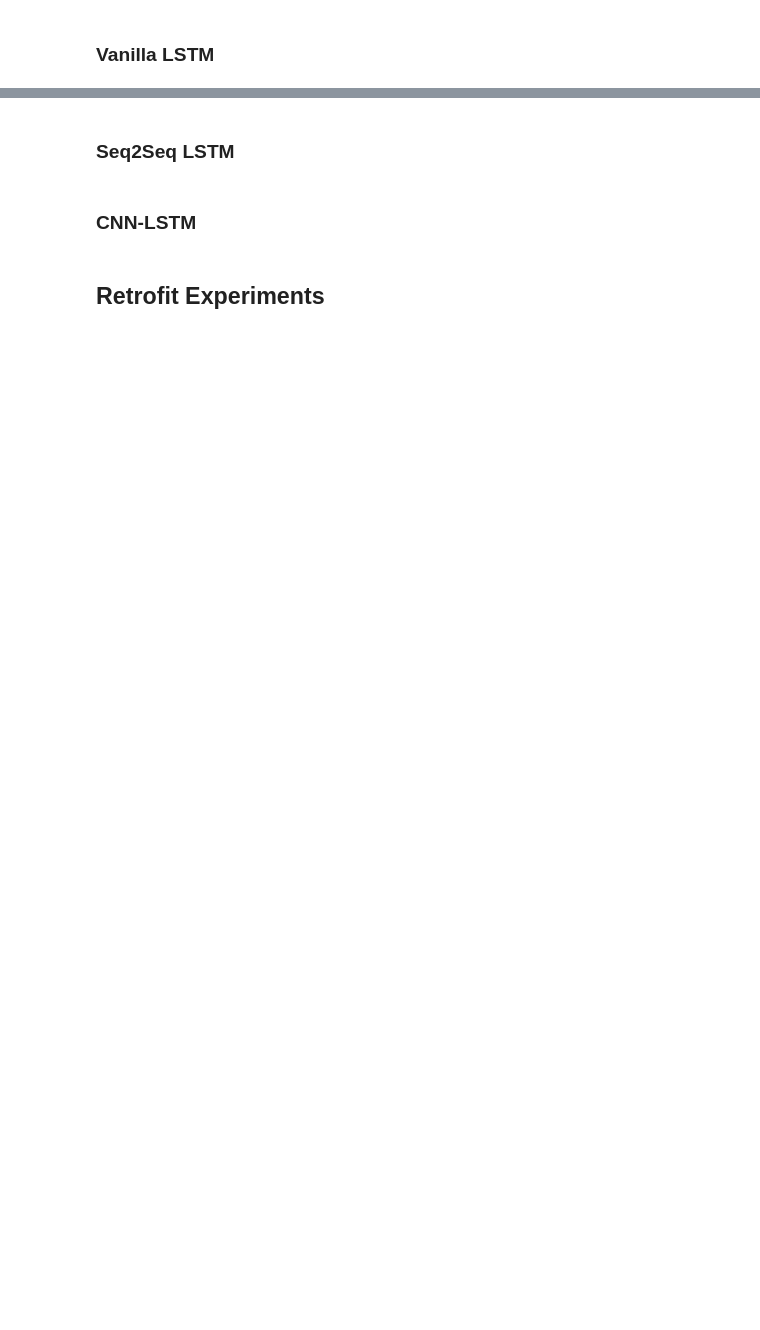
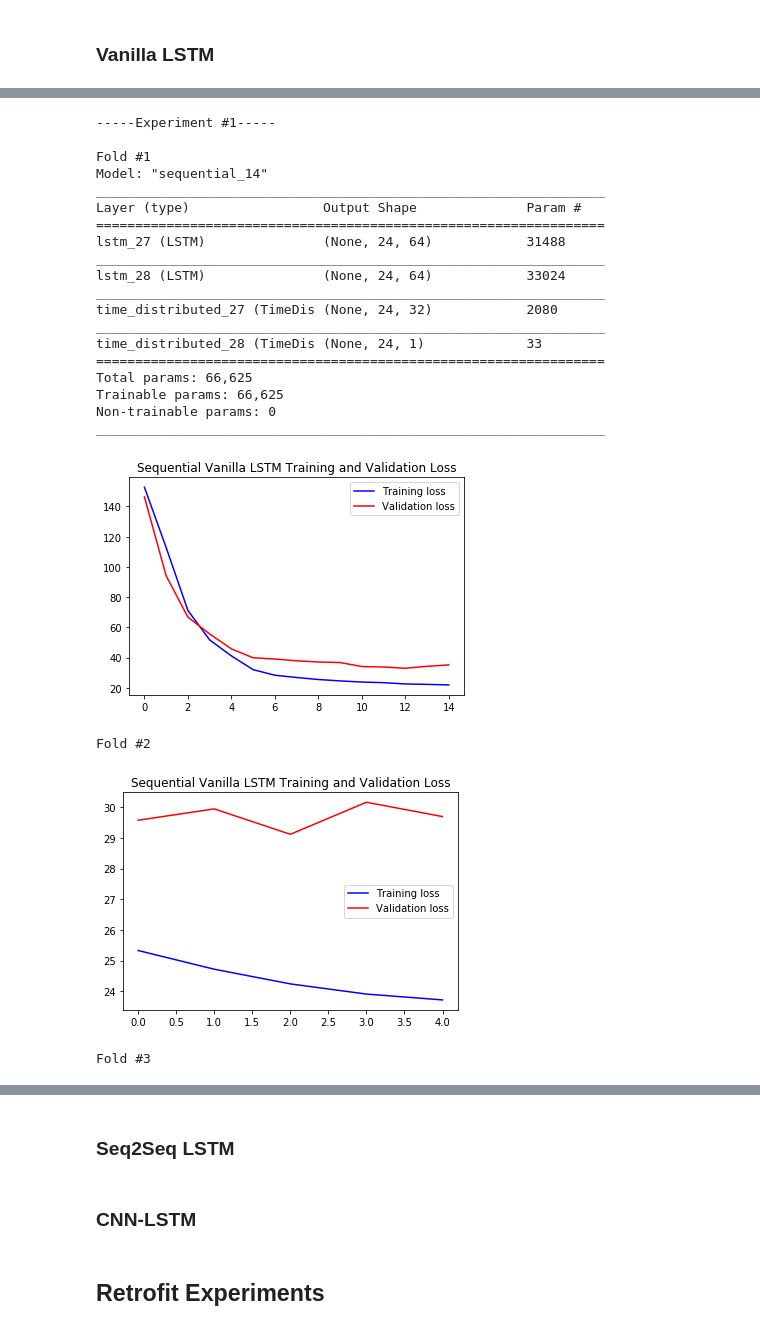
Before and after one commit to Urban-Informatics-Lab/dues-extension, a Jupyter notebook: ml/Experiments.ipynb, the cells around one changed output, grey strips where cells are left out. Saved outputs shown, nothing was run; the diff lists cells and outputs as text; code cells hidden in the pictures; blank space fills up the shorter version.

```diff
--- a/ml/Experiments.ipynb
+++ b/ml/Experiments.ipynb
@@ -339,0 +265,58 @@ Fold #3
+# %%
+lstm_model = Sequential()
+lstm_model.add(LSTM(64, input_shape=(timesteps, n_features), return_sequences=True))
+lstm_model.add(LSTM(64, return_sequences=True))
+lstm_model.add(TimeDistributed(Dense(32, activation='relu')))
+lstm_model.add(TimeDistributed(Dense(1)))
+
+metrics = utils.repeat_experiment(
+        lstm_model, N,
+        train_folds, val_folds, test_folds,
+        callbacks, verbose,
+        model_name="Sequential Vanilla LSTM",
+        val_agg_df=val_agg_ref, test_agg_df=test_agg_ref
+    )
+
+print(metrics[0])
+print(metrics[1])
+
+lstm_model.save('../models/vanilla_lstm')
+
+# [[[2.70699094e+01 5.94538557e+03 4.36655861e+01 1.09915102e+01]
+#   [1.82871612e+01 1.00725315e+06 2.36574766e+01 2.63819469e+02]
+#   [1.28130898e+01 3.62897269e+08 1.45943604e+01 8.04497766e+03]]
+
+#  [[1.51734541e+01 1.03924719e+06 1.99026962e+01 3.18463757e+02]
+#   [9.56325743e+00 1.96959581e+08 1.13838323e+01 7.64932280e+03]
+#   [6.71363328e+00 7.36764836e+10 7.04605350e+00 2.33304355e+05]]]
+# [[[2.43970489e+01 4.06543261e+03 3.73011638e+01 6.71941133e+00]
+#   [1.55426042e+01 7.33877747e+05 2.08806397e+01 1.61427563e+02]
+#   [1.04572114e+01 1.97968293e+08 1.11942207e+01 4.89478051e+03]]
+
+#  [[1.17808916e+01 6.82809360e+05 1.66679977e+01 1.94751464e+02]
+#   [7.51242057e+00 1.37589253e+08 9.84826583e+00 4.67962548e+03]
+#   [3.94896550e+00 3.04913292e+10 4.52066212e+00 1.41948643e+05]]]
+# %% [output]
+-----Experiment #1-----
+
+Fold #1
+Model: "sequential_14"
+_________________________________________________________________
+Layer (type)                 Output Shape              Param #
+=================================================================
+lstm_27 (LSTM)               (None, 24, 64)            31488
+_________________________________________________________________
+lstm_28 (LSTM)               (None, 24, 64)            33024
+_________________________________________________________________
+time_distributed_27 (TimeDis (None, 24, 32)            2080
+_________________________________________________________________
+time_distributed_28 (TimeDis (None, 24, 1)             33
+=================================================================
+Total params: 66,625
+Trainable params: 66,625
+Non-trainable params: 0
+_________________________________________________________________
+[figure, added]
+Fold #2
+[figure, added]
+Fold #3
```
Also changed, not shown: parts of 14 cells of this notebook, 14 other files.
